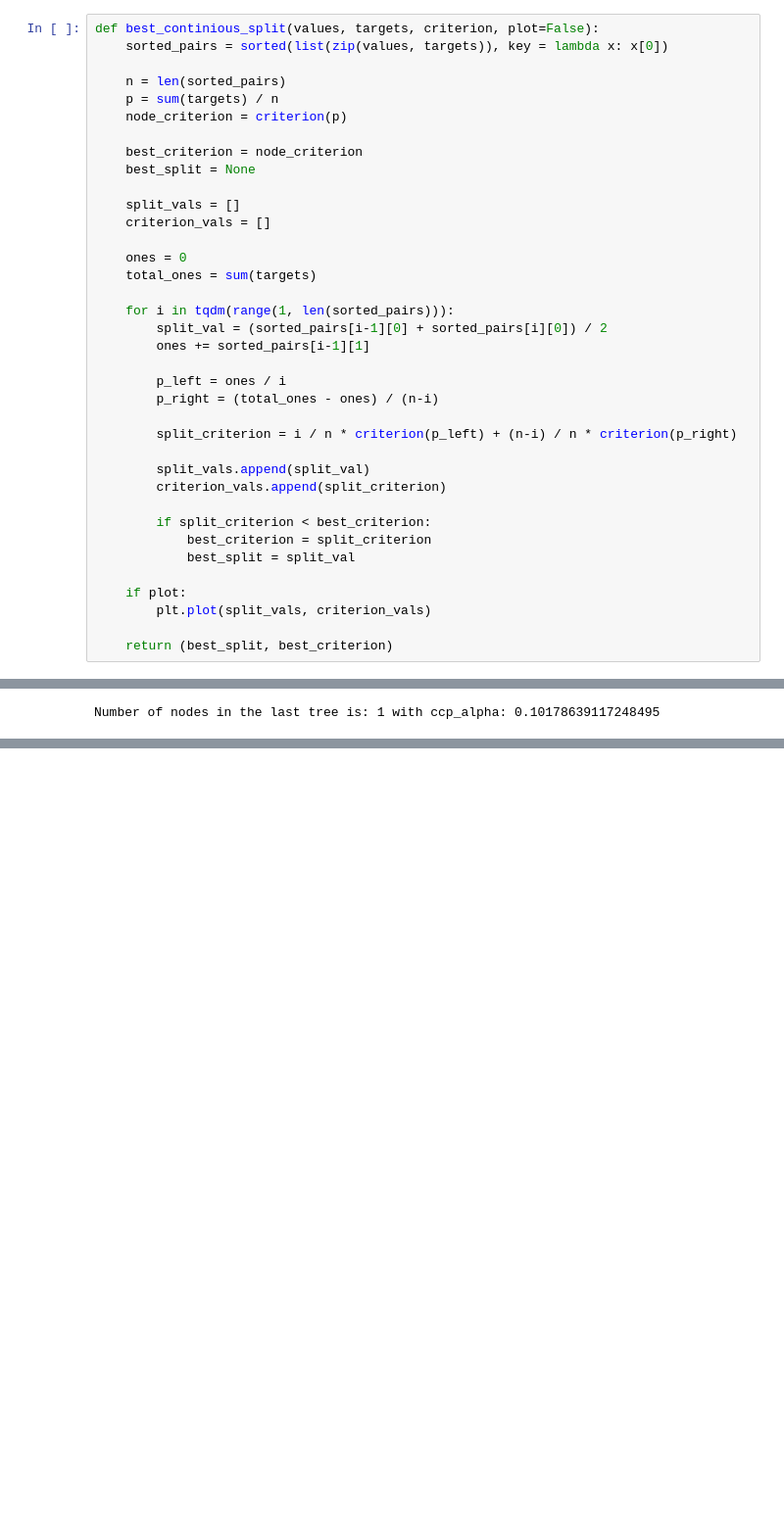
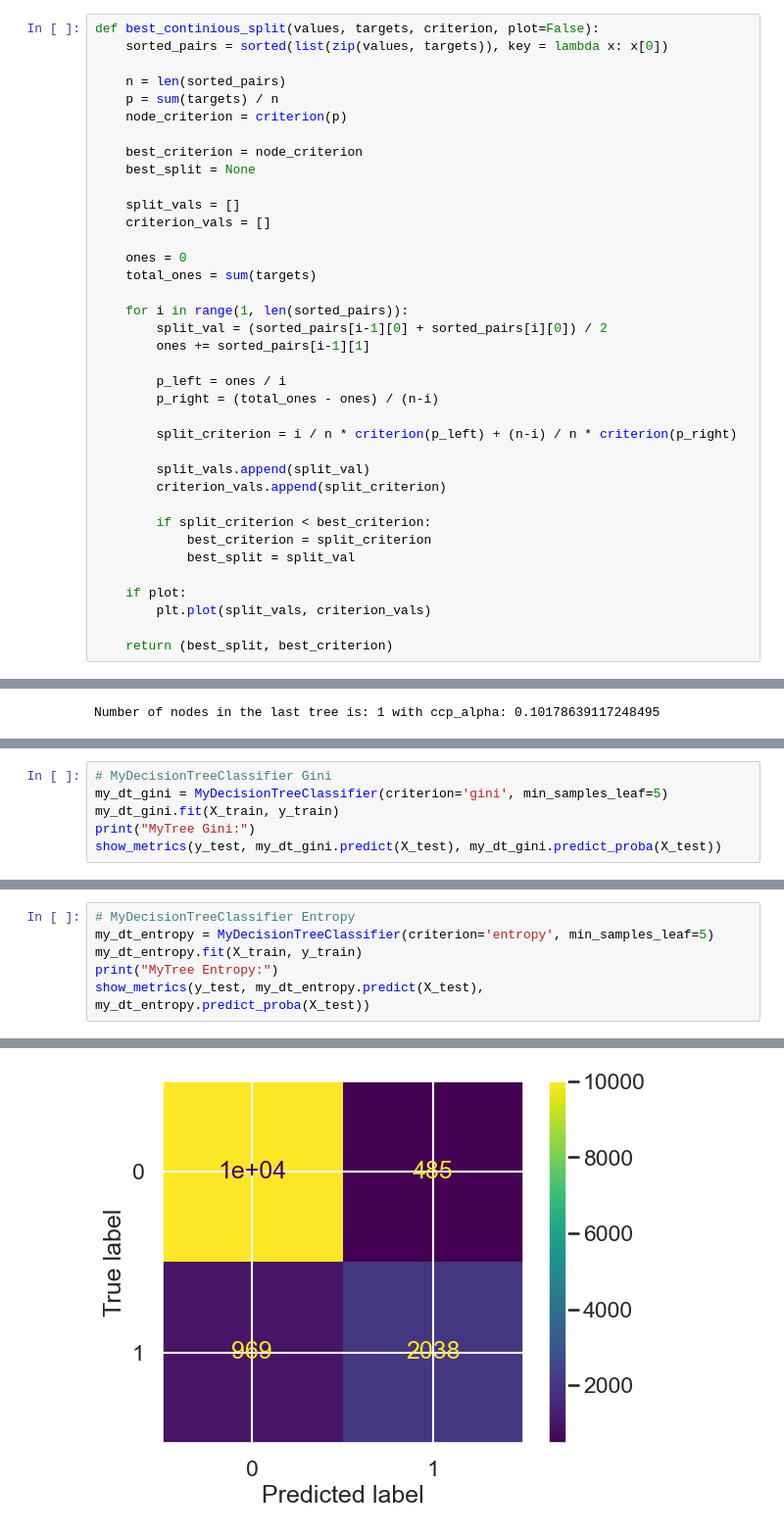
Before and after one commit to Kabanya/ml_and_risk_management, a Jupyter notebook: Lesson_03_Decision_Trees/Lesson_03_Decision_Trees.ipynb, the cells around one changed output, grey strips where cells are left out. Shown at 98% size. Drawn from its saved outputs; the diff is of its cells as text; blank space fills up the shorter version.

```diff
--- a/Lesson_03_Decision_Trees/Lesson_03_Decision_Trees.ipynb
+++ b/Lesson_03_Decision_Trees/Lesson_03_Decision_Trees.ipynb
@@ -243,7 +242,7 @@ def best_continious_split(values, targets, criterion, plot=False):
     ones = 0
     total_ones = sum(targets)
 
-    for i in tqdm(range(1, len(sorted_pairs))):
+    for i in range(1, len(sorted_pairs)):
         split_val = (sorted_pairs[i-1][0] + sorted_pairs[i][0]) / 2
         ones += sorted_pairs[i-1][1]
 
@@ -557,0 +645,6 @@ class MyDecisionTreeClassifier:
+# %%
+# MyDecisionTreeClassifier Gini
+my_dt_gini = MyDecisionTreeClassifier(criterion='gini', min_samples_leaf=5)
+my_dt_gini.fit(X_train, y_train)
+print("MyTree Gini:")
+show_metrics(y_test, my_dt_gini.predict(X_test), my_dt_gini.predict_proba(X_test))
@@ -557,0 +660,7 @@ class MyDecisionTreeClassifier:
+# %%
+# MyDecisionTreeClassifier Entropy
+my_dt_entropy = MyDecisionTreeClassifier(criterion='entropy', min_samples_leaf=5)
+my_dt_entropy.fit(X_train, y_train)
+print("MyTree Entropy:")
+show_metrics(y_test, my_dt_entropy.predict(X_test), my_dt_entropy.predict_proba(X_test))
+# %% [output]
@@ -557,0 +674 @@ class MyDecisionTreeClassifier:
+[figure, added]
```
Also changed, not shown: parts of 24 cells of this notebook, 2 other files.
